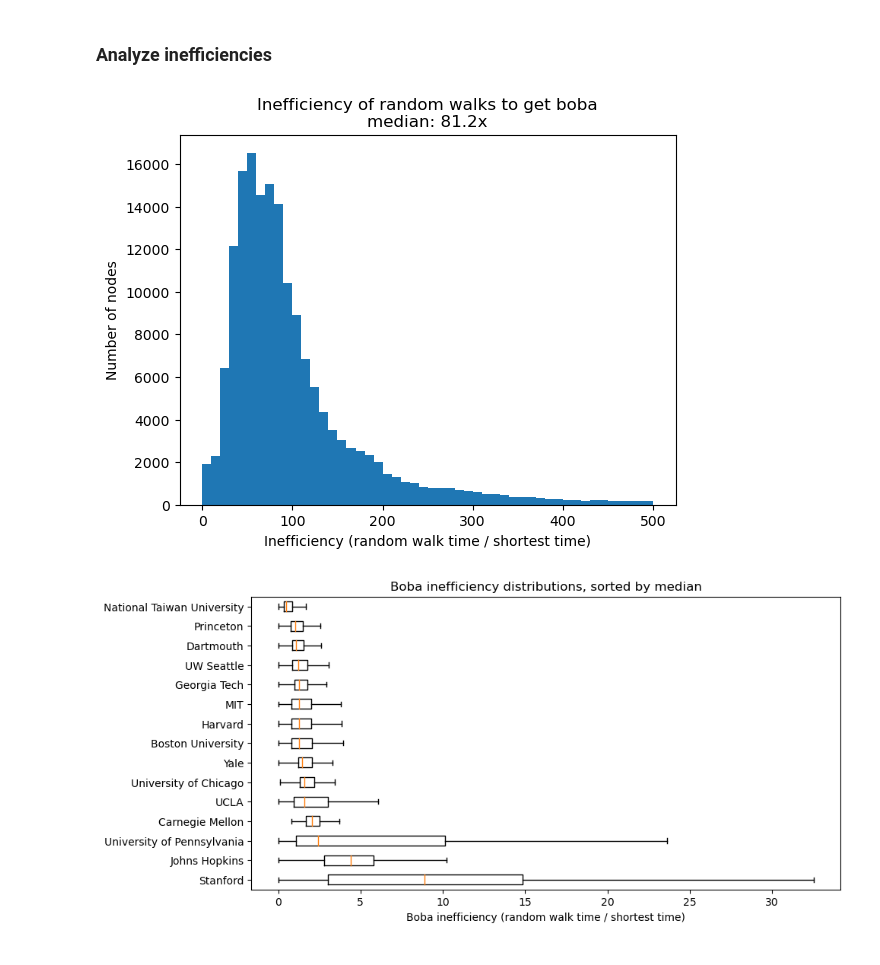
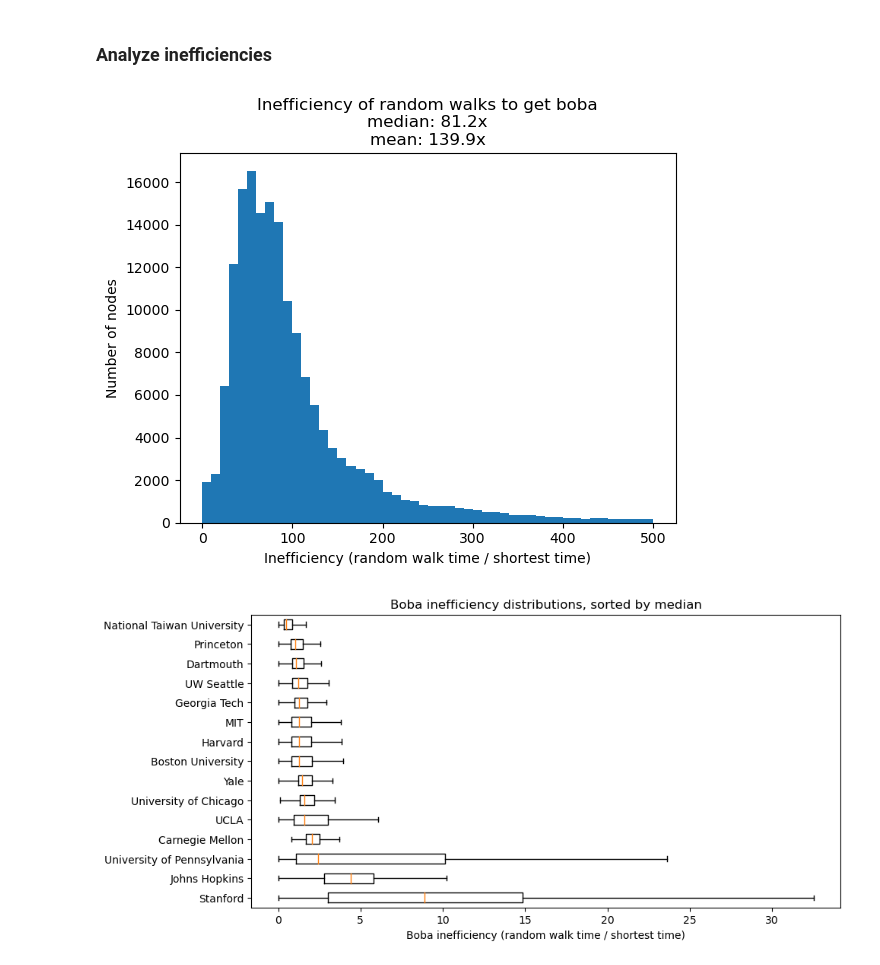
Before and after one commit to womogenes/am115-final, a Jupyter notebook: analyze_matrix_results.ipynb, the cells around one changed output. Cells and saved outputs as stored; diff of their text form; code cells hidden in the pictures.

```diff
--- a/analyze_matrix_results.ipynb
+++ b/analyze_matrix_results.ipynb
@@ -106,7 +106,7 @@ print(f"Available favors: {sorted(set([key[1] for key in E_time.keys()]))}")
 Available angles: [0.0, 30.0, 45.0, 60.0, 90.0, 120.0, 135.0]
 Available favors: [0.0001, 0.5, 1.0, 2.0, 3.0, 4.0, 5.0, 10.0, 20.0, 100.0]
 # %%
-angles = [0, 30, 60, 90]
+angles = [0, 30, 60, 90, 120]
 favors = [1, 2, 3, 4, 5, 10]
 
 results = np.zeros((len(angles), len(favors)))
@@ -252,13 +252,16 @@ with open(f"./output/all_ineffs.pkl", "wb") as fout:
     pickle.dump(all_ineffs, fout)
 # %% [markdown]
 ### Analyze inefficiencies
+# %%
+with open(f"./output/all_ineffs.pkl", "rb") as fin:
+    all_ineffs = pickle.load(fin)
 # %%
 plt.xlabel("Inefficiency (random walk time / shortest time)")
 plt.ylabel("Number of nodes")
-plt.title(f"Inefficiency of random walks to get boba\nmedian: {np.median(all_ineffs):.1f}x")
+plt.title(f"Inefficiency of random walks to get boba\nmedian: {np.median(all_ineffs):.1f}x\nmean: {np.mean(all_ineffs):.1f}x")
 plt.hist(all_ineffs[all_ineffs < 500], bins=50);
 # %% [output]
-[figure, old version]
+[figure, new version]
 # %%
 slugs = sorted(ineffs.keys(), key=lambda slug: -np.median(ineffs[slug]))
 values = [ineffs[slug] / 60 for slug in slugs]
```
Also changed, not shown: parts of 1 cell of this notebook, 2 other files.
